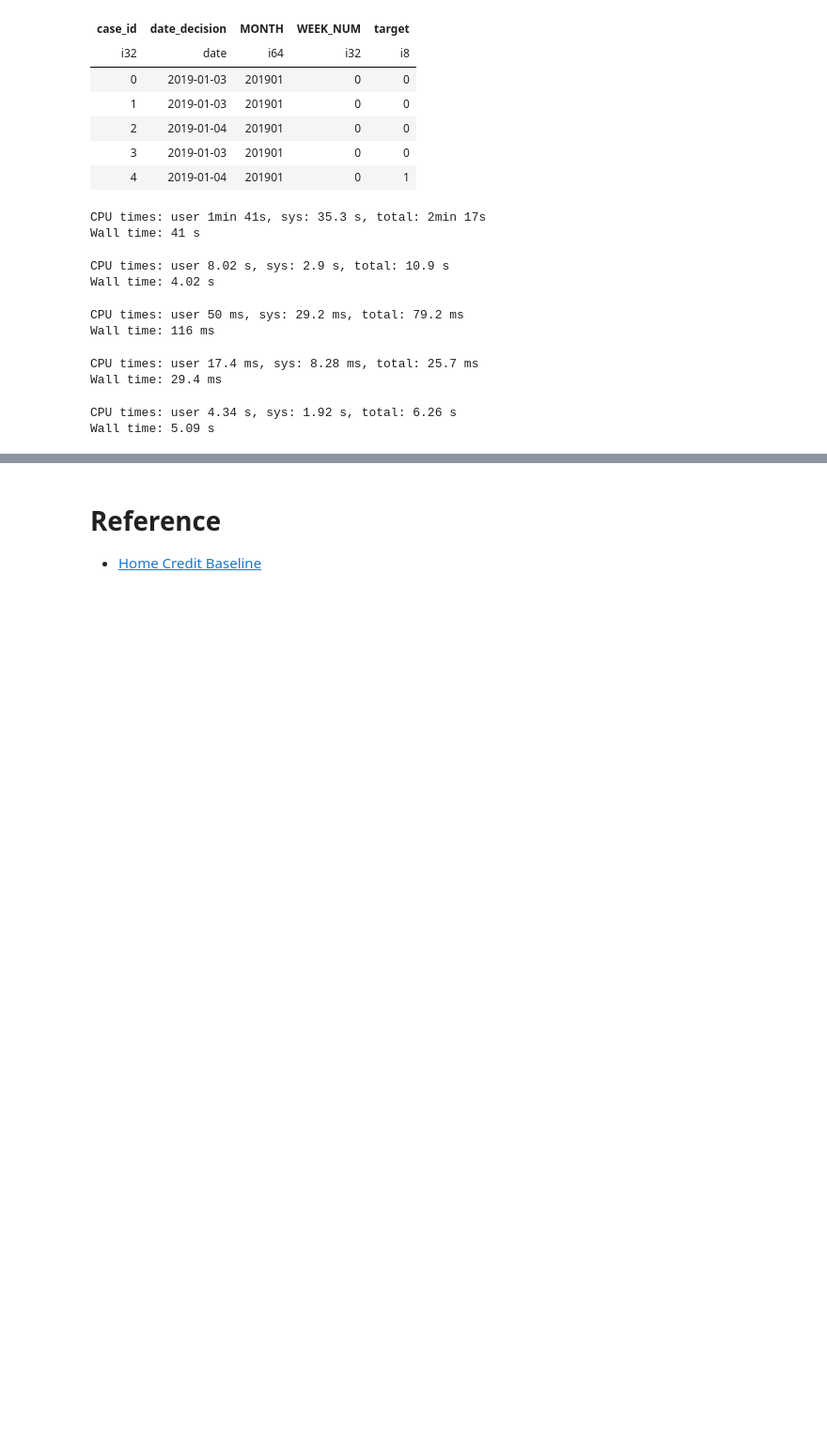
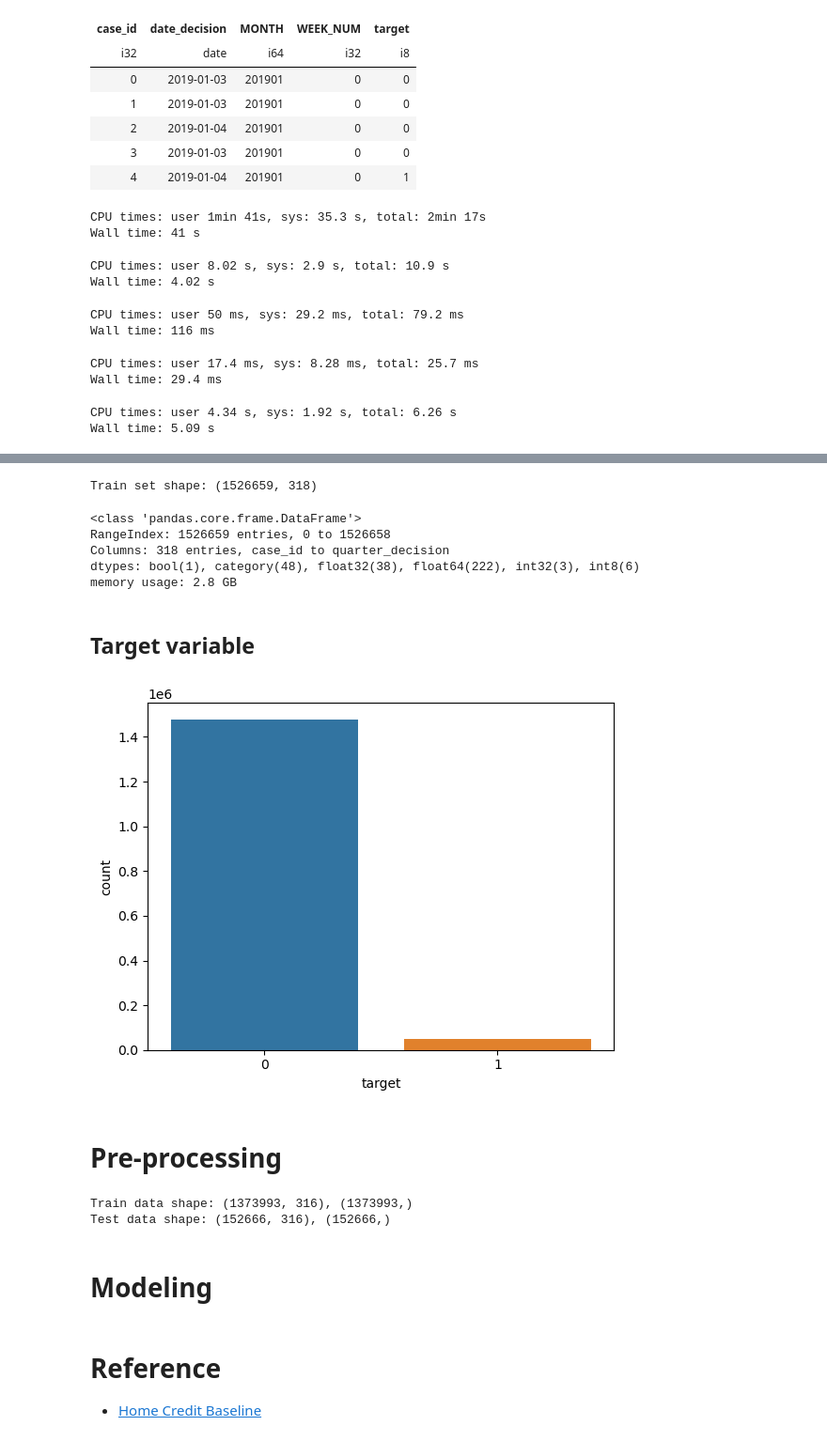
Before and after one commit to raydiwill/Home-Credit-KaggleC, a Jupyter notebook: model.ipynb, the cells around one changed output, grey strips where cells are left out. Shown at 94% size. Saved outputs shown, nothing was run; the diff lists cells and outputs as text; code cells hidden in the pictures; blank space fills up the shorter version.

Commit message:
Finished inspecting target variable

```diff
--- a/model.ipynb
+++ b/model.ipynb
@@ -443,0 +478,21 @@ Wall time: 5.09 s
+# %%
+print(f'Train set shape: {train_df.shape}')
+# %% [output]
+Train set shape: (1526659, 318)
+# %%
+train_df.info()
+# %% [output]
+<class 'pandas.core.frame.DataFrame'>
+RangeIndex: 1526659 entries, 0 to 1526658
+Columns: 318 entries, case_id to quarter_decision
+dtypes: bool(1), category(48), float32(38), float64(222), int32(3), int8(6)
+memory usage: 2.8 GB
+# %% [markdown]
+## Target variable
+# %%
+sns.countplot(data=train_df, x='target')
+plt.show()
+# %% [output]
+[figure, added]
+# %% [markdown]
+# Pre-processing
@@ -443,0 +502,13 @@ Wall time: 5.09 s
+# %%
+X_train, X_test, y_train, y_test = train_test_split(
+    features, target, test_size=0.1, random_state=SEED, stratify=target, shuffle=True
+)
+
+# Check the shape of the train and test data
+print(f"Train data shape: {X_train.shape}, {y_train.shape}")
+print(f"Test data shape: {X_test.shape}, {y_test.shape}")
+# %% [output]
+Train data shape: (1373993, 316), (1373993,)
+Test data shape: (152666, 316), (152666,)
+# %% [markdown]
+# Modeling
```
Also changed, not shown: parts of 6 cells of this notebook.
